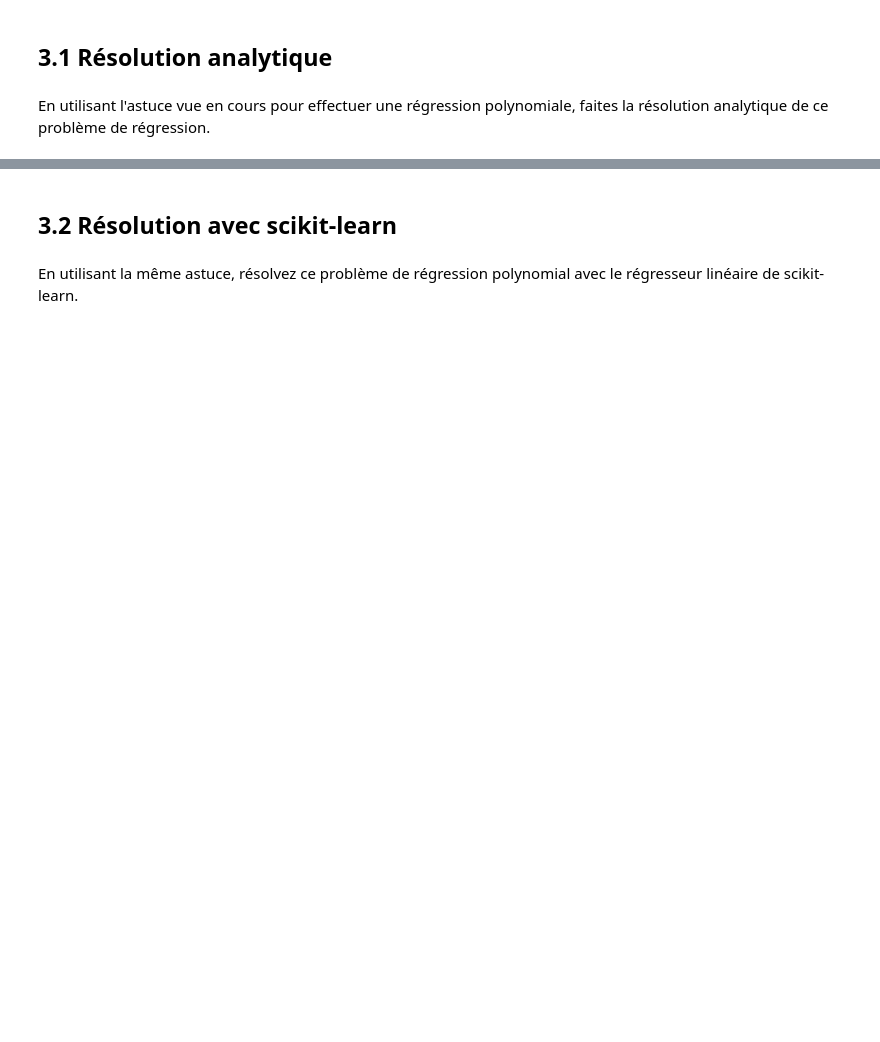
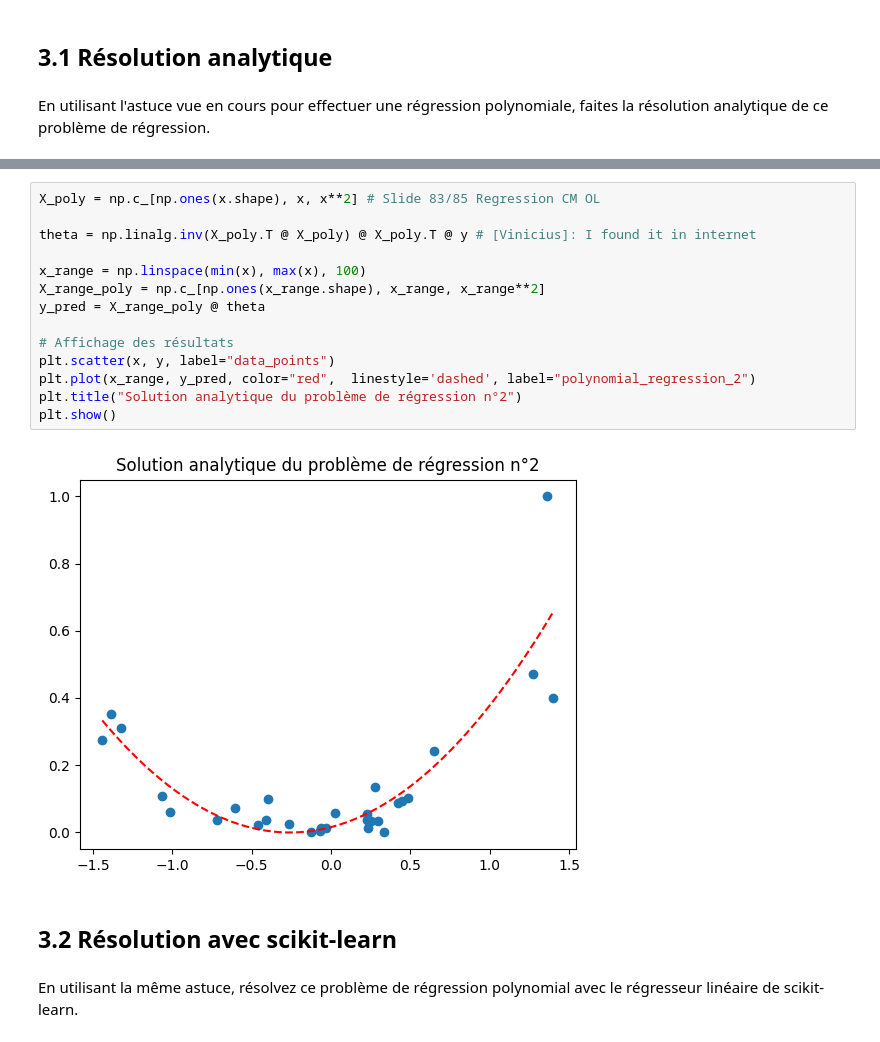
Before and after one commit to ViniciusGN/Kaggle-AI-Studies, a Jupyter notebook: Apprentissage/TP1_Vinicius_Nascimento.ipynb, the cells around one changed output, grey strips where cells are left out. Saved outputs shown, nothing was run; the diff lists cells and outputs as text; blank space fills up the shorter version.

```diff
--- a/Apprentissage/TP1_Vinicius_Nascimento.ipynb
+++ b/Apprentissage/TP1_Vinicius_Nascimento.ipynb
@@ -740,3 +728,19 @@ En utilisant l'astuce vue en cours pour effectuer une régression polynomiale, f
+# %%
+X_poly = np.c_[np.ones(x.shape), x, x**2] # Slide 83/85 Regression CM OL
+
+theta = np.linalg.inv(X_poly.T @ X_poly) @ X_poly.T @ y # [Vinicius]: I found it in internet
+
+x_range = np.linspace(min(x), max(x), 100)
+X_range_poly = np.c_[np.ones(x_range.shape), x_range, x_range**2]
+y_pred = X_range_poly @ theta
+
+# Affichage des résultats
+plt.scatter(x, y, label="data_points")
+plt.plot(x_range, y_pred, color="red",  linestyle='dashed', label="polynomial_regression_2")
+plt.title("Solution analytique du problème de régression n°2")
+plt.show()
+# %% [output]
+[figure, added]
 # %% [markdown]
 ## 3.2 Résolution avec scikit-learn
 # %% [markdown]
```
Also changed, not shown: parts of 20 cells of this notebook.
